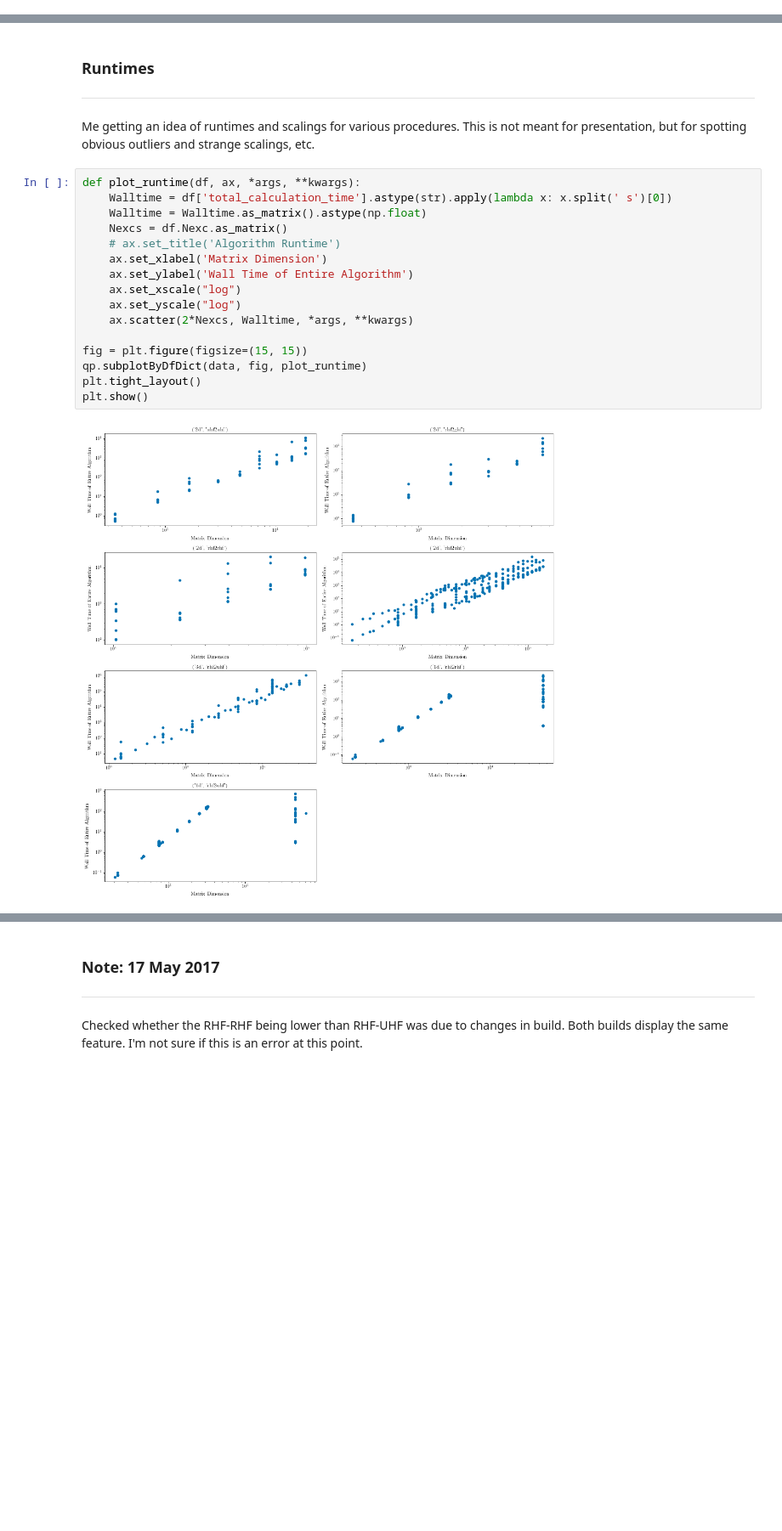
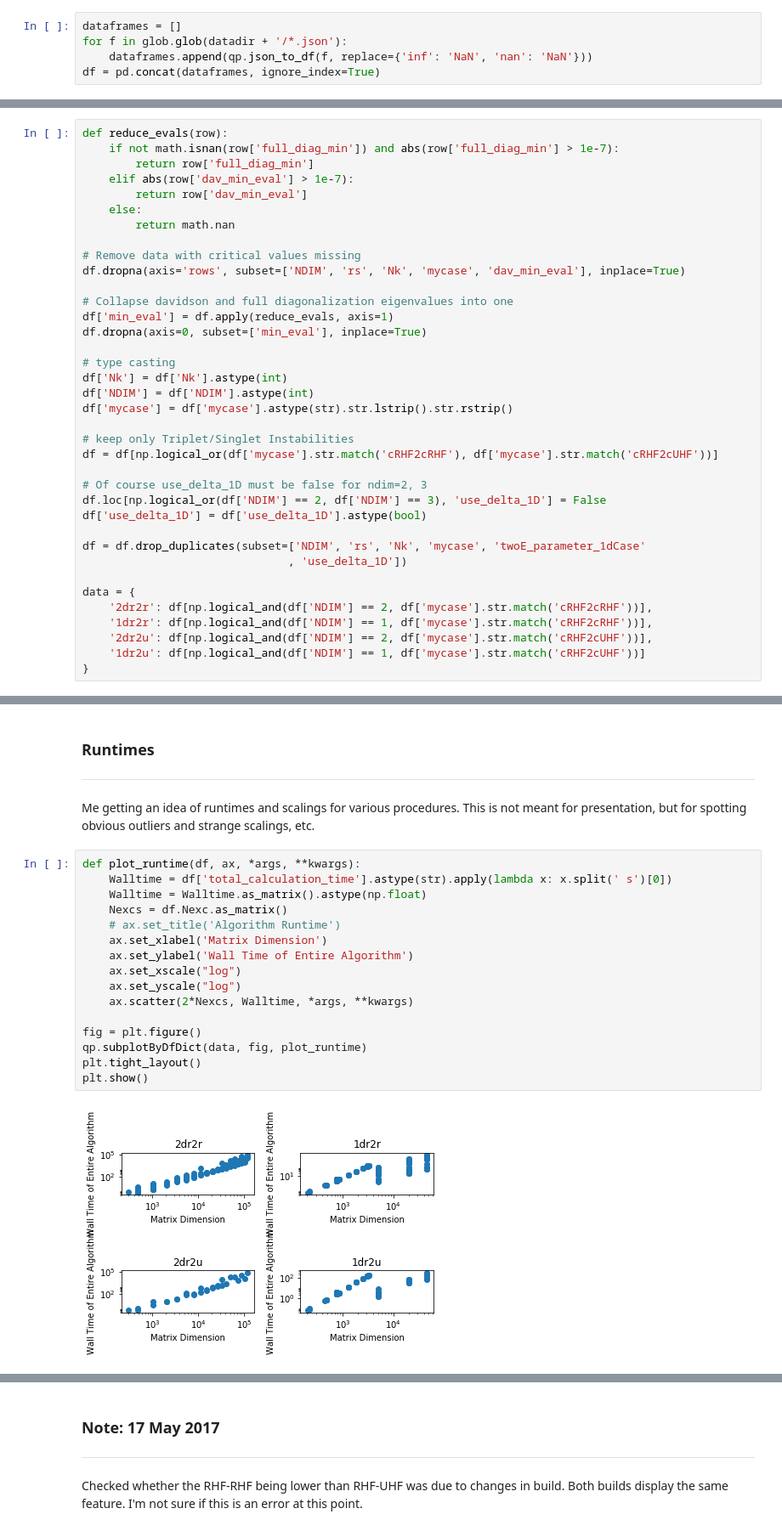
Before and after one commit to ecurtin2/HF-Stability, a Jupyter notebook: analysis/notebook.ipynb, the cells around one changed output, grey strips where cells are left out. Shown at 85% size. Saved outputs shown, nothing was run; the diff lists cells and outputs as text; blank space fills up the shorter version.

```diff
--- a/analysis/notebook.ipynb
+++ b/analysis/notebook.ipynb
@@ -52,2 +42,7 @@ for keys, files in d.items():
+# %%
+dataframes = []
+for f in glob.glob(datadir + '/*.json'):
+    dataframes.append(qp.json_to_df(f, replace={'inf': 'NaN', 'nan': 'NaN'}))
+df = pd.concat(dataframes, ignore_index=True)
 # %% [markdown]
 ## Clean Data
@@ -101,3 +49,40 @@ See the caveats in the documentation: http://pandas.pydata.org/pandas-docs/stabl
+# %%
+def reduce_evals(row):
+    if not math.isnan(row['full_diag_min']) and abs(row['full_diag_min'] > 1e-7):
+        return row['full_diag_min']
+    elif abs(row['dav_min_eval'] > 1e-7):
+        return row['dav_min_eval']
+    else:
+        return math.nan
+
+# Remove data with critical values missing
+df.dropna(axis='rows', subset=['NDIM', 'rs', 'Nk', 'mycase', 'dav_min_eval'], inplace=True)
+
+# Collapse davidson and full diagonalization eigenvalues into one
+df['min_eval'] = df.apply(reduce_evals, axis=1)
+df.dropna(axis=0, subset=['min_eval'], inplace=True)
+
+# type casting
+df['Nk'] = df['Nk'].astype(int)
+df['NDIM'] = df['NDIM'].astype(int)
+df['mycase'] = df['mycase'].astype(str).str.lstrip().str.rstrip()
+
+# keep only Triplet/Singlet Instabilities
+df = df[np.logical_or(df['mycase'].str.match('cRHF2cRHF'), df['mycase'].str.match('cRHF2cUHF'))]
+
+# Of course use_delta_1D must be false for ndim=2, 3
+df.loc[np.logical_or(df['NDIM'] == 2, df['NDIM'] == 3), 'use_delta_1D'] = False
+df['use_delta_1D'] = df['use_delta_1D'].astype(bool)
+
+df = df.drop_duplicates(subset=['NDIM', 'rs', 'Nk', 'mycase', 'twoE_parameter_1dCase'
+                               , 'use_delta_1D'])
+
+data = {
+    '2dr2r': df[np.logical_and(df['NDIM'] == 2, df['mycase'].str.match('cRHF2cRHF'))],
+    '1dr2r': df[np.logical_and(df['NDIM'] == 1, df['mycase'].str.match('cRHF2cRHF'))],
+    '2dr2u': df[np.logical_and(df['NDIM'] == 2, df['mycase'].str.match('cRHF2cUHF'))],
+    '1dr2u': df[np.logical_and(df['NDIM'] == 1, df['mycase'].str.match('cRHF2cUHF'))]
+}
 # %% [markdown]
 ## Analytic Energy Functions
 # %%
@@ -267,21 +252,21 @@ Me getting an idea of runtimes and scalings for various procedures. This is not
 # %%
 def plot_runtime(df, ax, *args, **kwargs):
     Walltime = df['total_calculation_time'].astype(str).apply(lambda x: x.split(' s')[0])
     Walltime = Walltime.as_matrix().astype(np.float)
     Nexcs = df.Nexc.as_matrix()
     # ax.set_title('Algorithm Runtime')
     ax.set_xlabel('Matrix Dimension')
     ax.set_ylabel('Wall Time of Entire Algorithm')
     ax.set_xscale("log")
     ax.set_yscale("log")
     ax.scatter(2*Nexcs, Walltime, *args, **kwargs)
 
-fig = plt.figure(figsize=(15, 15))
+fig = plt.figure()
 qp.subplotByDfDict(data, fig, plot_runtime)
 plt.tight_layout()
 plt.show()
 # %% [output]
-[figure, old version]
+[figure, new version]
 # %%
 def plot_diag_scaling(df, ax):
     if len(df) == 0:
```
Also changed, not shown: parts of 27 cells of this notebook, 8 other files.
